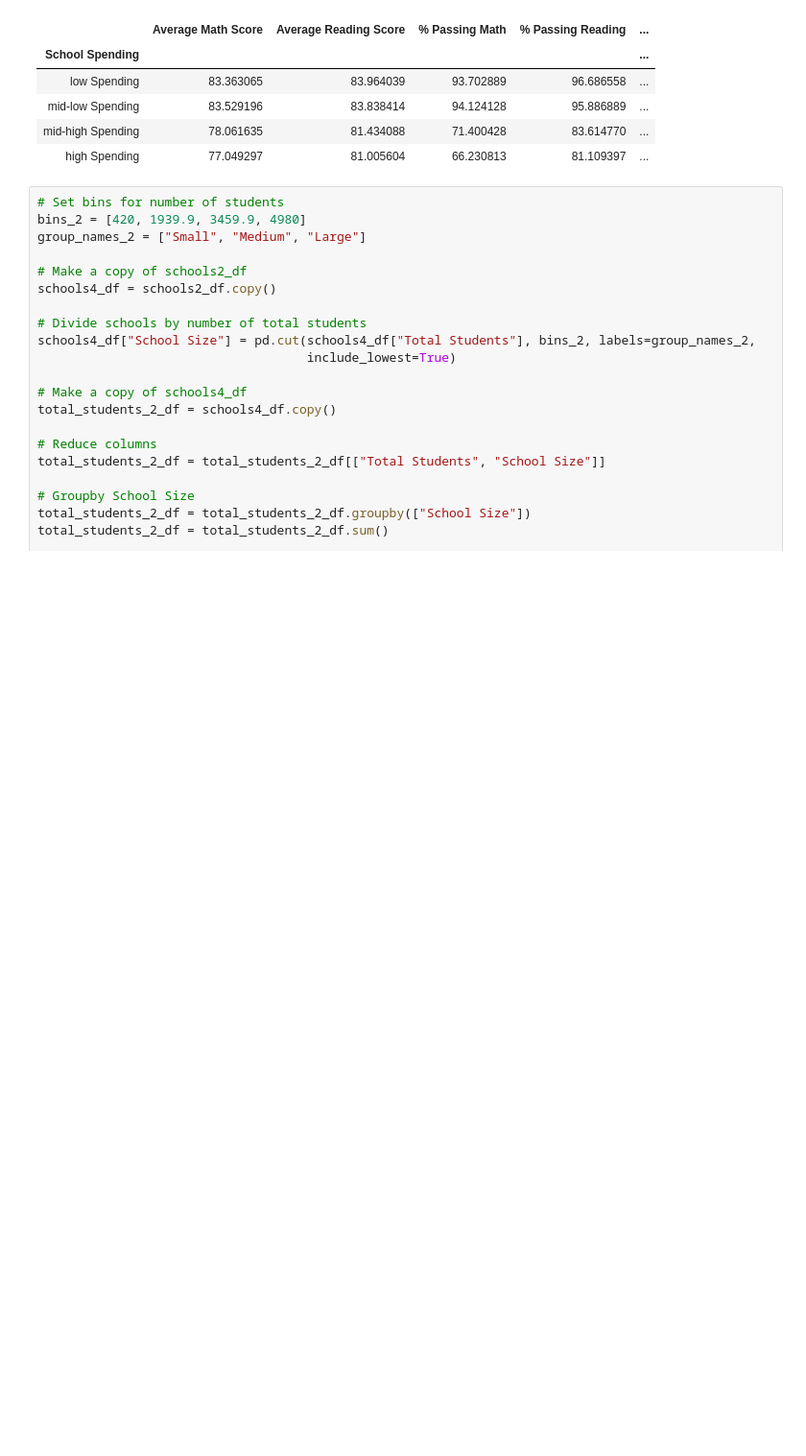
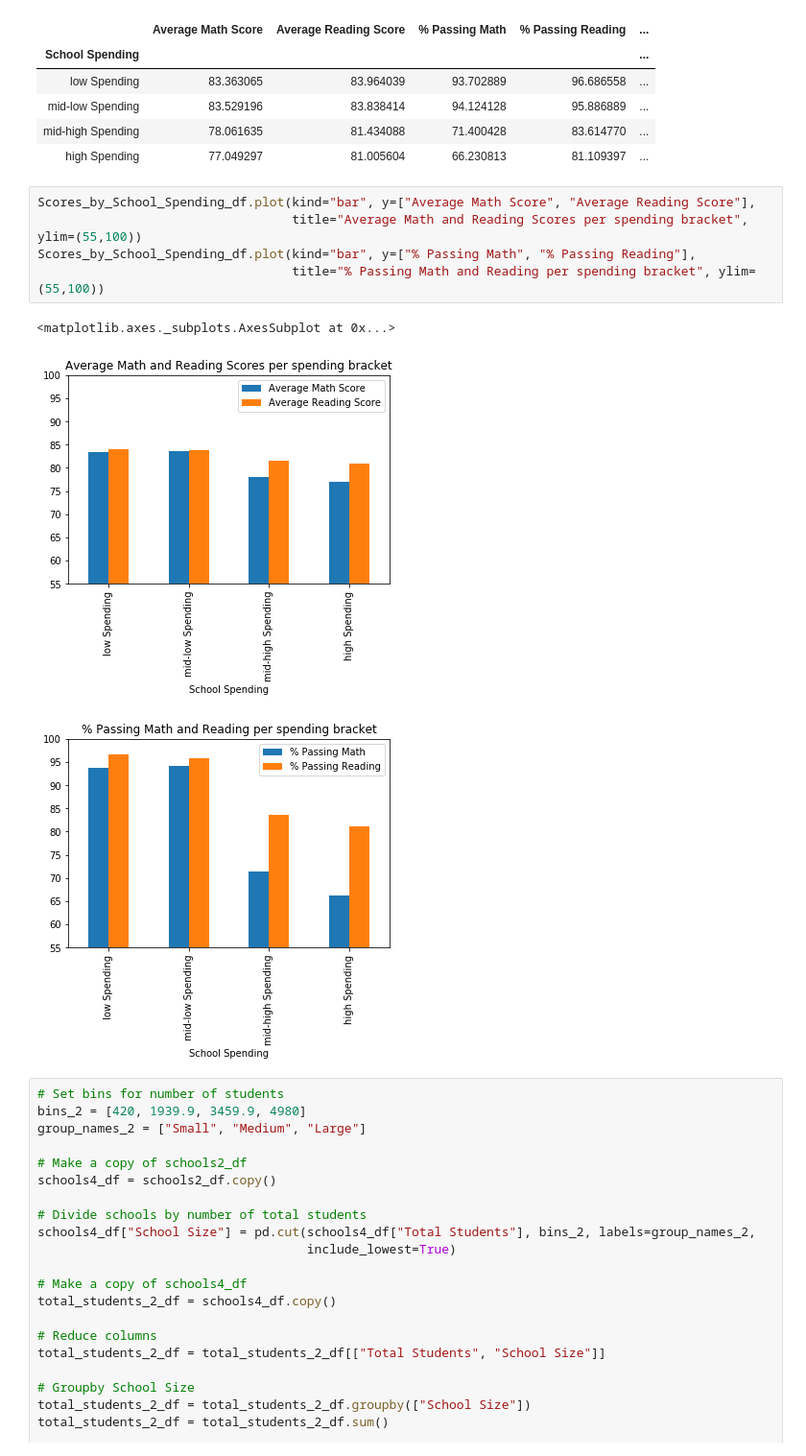
Before and after one commit to camiloibanez/School-Performance, a Jupyter notebook: PyCitySchools/PySchools.ipynb, the cells around one changed output. Shown at 96% size. Drawn from its saved outputs; the diff is of its cells as text; blank space fills up the shorter version.

```diff
--- a/PyCitySchools/PySchools.ipynb
+++ b/PyCitySchools/PySchools.ipynb
@@ -548,6 +545,15 @@ Scores_by_School_Spending_df
 | mid-low Spending | 83.529196 | 83.838414 | 94.124128 | 95.886889 | ... |
 | mid-high Spending | 78.061635 | 81.434088 | 71.400428 | 83.614770 | ... |
 | high Spending | 77.049297 | 81.005604 | 66.230813 | 81.109397 | ... |
+# %%
+Scores_by_School_Spending_df.plot(kind="bar", y=["Average Math Score", "Average Reading Score"],
+                                  title="Average Math and Reading Scores per spending bracket", ylim=(55,100))
+Scores_by_School_Spending_df.plot(kind="bar", y=["% Passing Math", "% Passing Reading"],
+                                  title="% Passing Math and Reading per spending bracket", ylim=(55,100))
+# %% [output]
+<matplotlib.axes._subplots.AxesSubplot at 0x...>
+[figure, added]
+[figure, added]
 # %%
 # Set bins for number of students
 bins_2 = [420, 1939.9, 3459.9, 4980]
```
Also changed, not shown: parts of 3 cells of this notebook.
